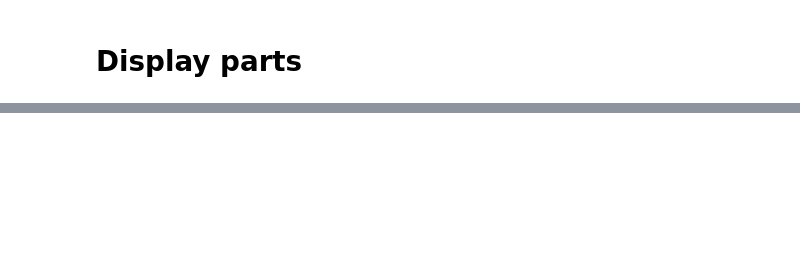
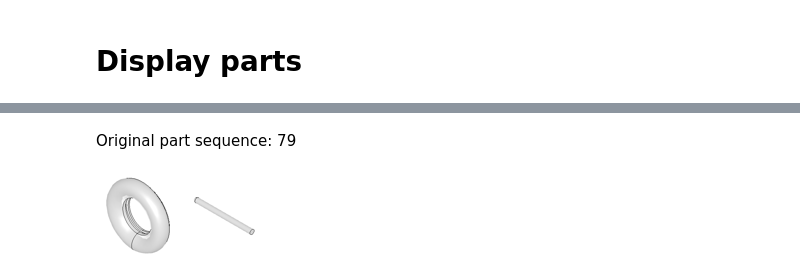
Before and after one commit to gymbeijing/mechanism-identification-public, a Jupyter notebook: search_parts.ipynb, the cells around one changed output, grey strips where cells are left out. Cells and saved outputs as stored; diff of their text form; code cells hidden in the pictures; blank space fills up the shorter version.

```diff
--- a/search_parts.ipynb
+++ b/search_parts.ipynb
@@ -293,0 +342,15 @@ msg
+# %%
+vid = '00'
+rec_seq_idx = 79
+
+img_md_list = []
+for img_idx in all_rec_closest_emb_list[rec_seq_idx]:
+    img_md = all_md[img_idx]
+    img_md_list.append(img_md)
+
+    img_name_list = extend_metadata_to_filepath(img_md_list, vid)
+
+display_image_grid(f'Original part sequence: {rec_seq_idx}', img_name_list)
+# %% [output]
+Original part sequence: 79
+[figure, added]
```
Also changed, not shown: parts of 10 cells of this notebook.
